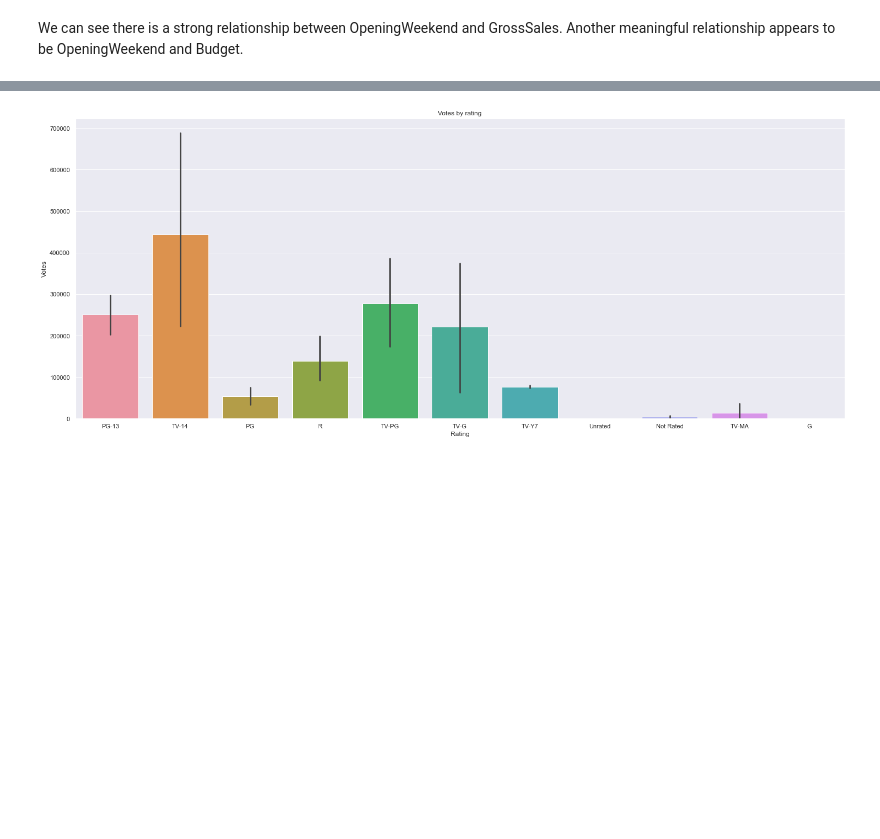
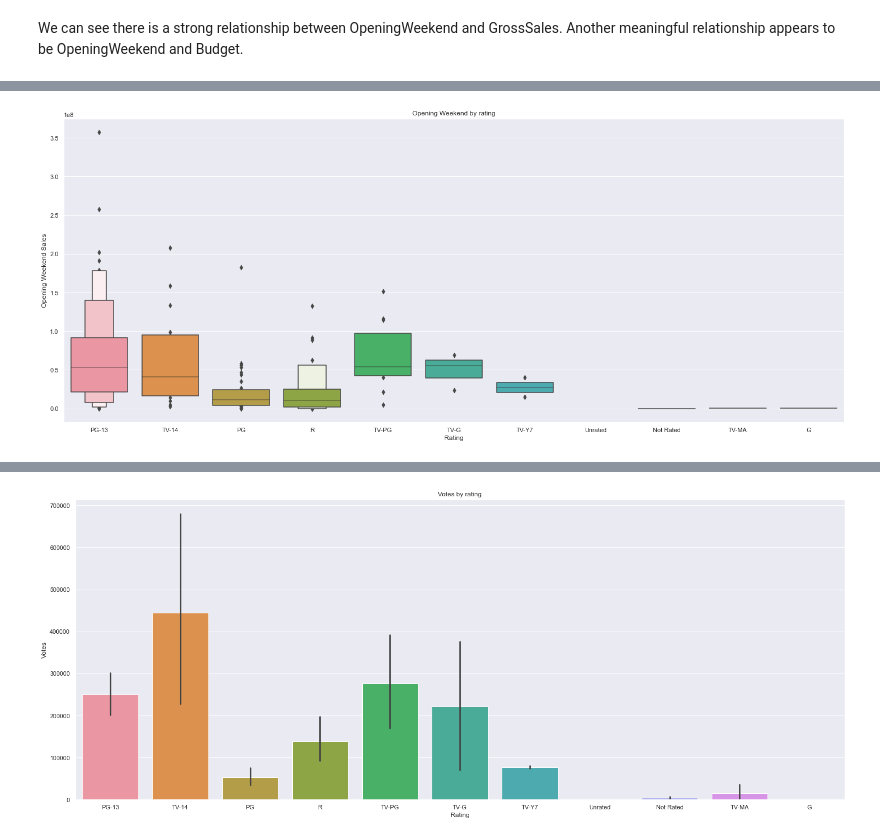
Before and after one commit to mattgraham93/DA320, a Jupyter notebook: assignments/MattGraham_MovieAnalysis.ipynb, the cells around one changed output, grey strips where cells are left out. Cells and saved outputs as stored; diff of their text form; code cells hidden in the pictures; blank space fills up the shorter version.

```diff
--- a/assignments/MattGraham_MovieAnalysis.ipynb
+++ b/assignments/MattGraham_MovieAnalysis.ipynb
@@ -155,0 +161,12 @@ Index(['ID', 'Title', 'Runtime', 'Rating', 'Votes', 'MPAARating',
+# %%
+# boxplot looking at spread of opening weekend sales by rating
+sns.set(rc={"figure.figsize":(25, 10)})
+sns.boxenplot(data=movie_df, x="SimpleRating", y="OpeningWeekend")
+
+plt.title('Opening Weekend by rating')
+plt.xlabel('Rating')
+plt.ylabel('Opening Weekend Sales')
+
+plt.show()
+# %% [output]
+[figure, added]
```
Also changed, not shown: parts of 28 cells of this notebook.
